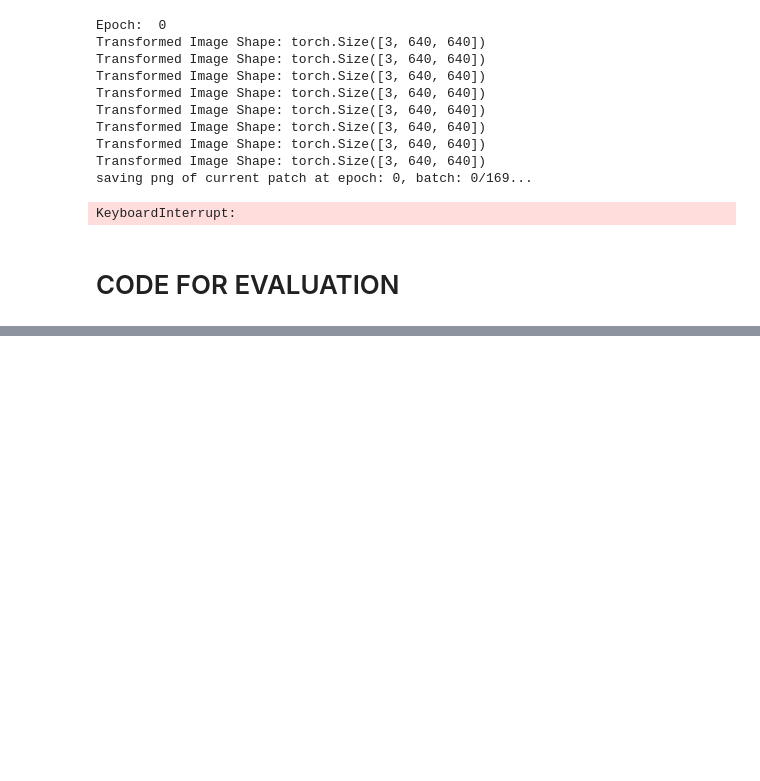
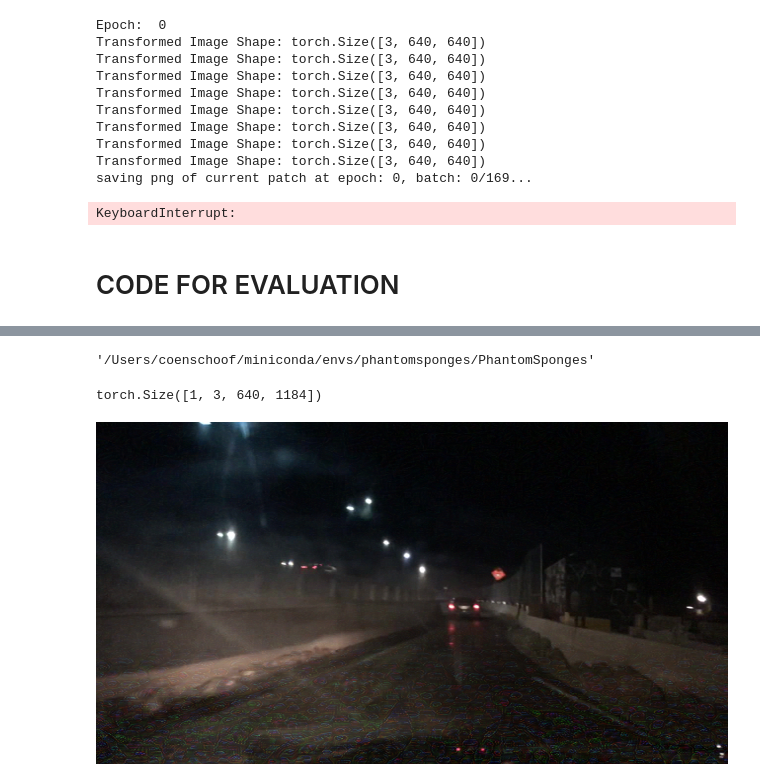
Before and after one commit to coenschoof/PhantomSponges, a Jupyter notebook: run_attack.ipynb, the cells around one changed output, grey strips where cells are left out. Saved outputs shown, nothing was run; the diff lists cells and outputs as text; code cells hidden in the pictures; blank space fills up the shorter version.

```diff
--- a/run_attack.ipynb
+++ b/run_attack.ipynb
@@ -194,5 +195,5 @@ yolov5s summary: 270 layers, 7235389 parameters, 0 gradients, 16.6 GFLOPs
 # %%
-def perturb_img(img_name, change_aspect_ratio = True):
+def perturb_img(img_name, change_aspect_ratio = True, output_type = "torch"):
     image_path = "/Users/coenschoof/miniconda/envs/phantomsponges/BDD100K-to-YOLOV5/bdd_in_YOLOV5_train_newLabels/images/val/" + img_name
     image = Image.open(image_path)
     image = image.resize((640, 640))
@@ -216,11 +217,25 @@ def perturb_img(img_name, change_aspect_ratio = True):
     # Convert the normalized tensor to a PIL image
     pil_image = transforms.ToPILImage()(normalized_tensor.squeeze().cpu())
     if change_aspect_ratio:
-        random_scale_w = random.uniform(0.5, 2)
-        random_scale_h = random.uniform(0.5, 2)
+        random_scale_w = random.uniform(1.5, 3)
+        #random_scale_h = random.uniform(1, 2.5)
         width = int(640 * random_scale_w)
-        height = int(640 * random_scale_h)
+        width = (width // 32) * 32 #ensures that the new width is a multiple of 32, otherwise the model does not work
+        height = 640 #height = int(640 * random_scale_h)
+        height = (height // 32) * 32
         pil_image = pil_image.resize((width, height))
-    perturbed_image_tensor = transform(pil_image)
 
-    return(perturbed_image_tensor)
+    if output_type == "torch":
+        perturbed_image = transform(pil_image)
+    elif output_type == "numpy":
+        perturbed_image = np.array(pil_image)
+    elif output == "pil":
+        pass
+    else:
+        print("Unsupported output type provided!")
+
+    return(perturbed_image)
+# %%
+pwd
+# %% [output]
+'/Users/coenschoof/miniconda/envs/phantomsponges/PhantomSponges'
@@ -226,0 +251,8 @@ def perturb_img(img_name, change_aspect_ratio = True):
+# %%
+other_image = perturb_img('c7776076-95aab855.jpg', change_aspect_ratio = True, output_type = "torch").unsqueeze(0)
+print(other_image.shape)
+pil_image = transforms.ToPILImage()(other_image.squeeze())
+display(pil_image)
+# %% [output]
+torch.Size([1, 3, 640, 1184])
+[figure, added]
```
Also changed, not shown: parts of 24 cells of this notebook, 1 other file.
